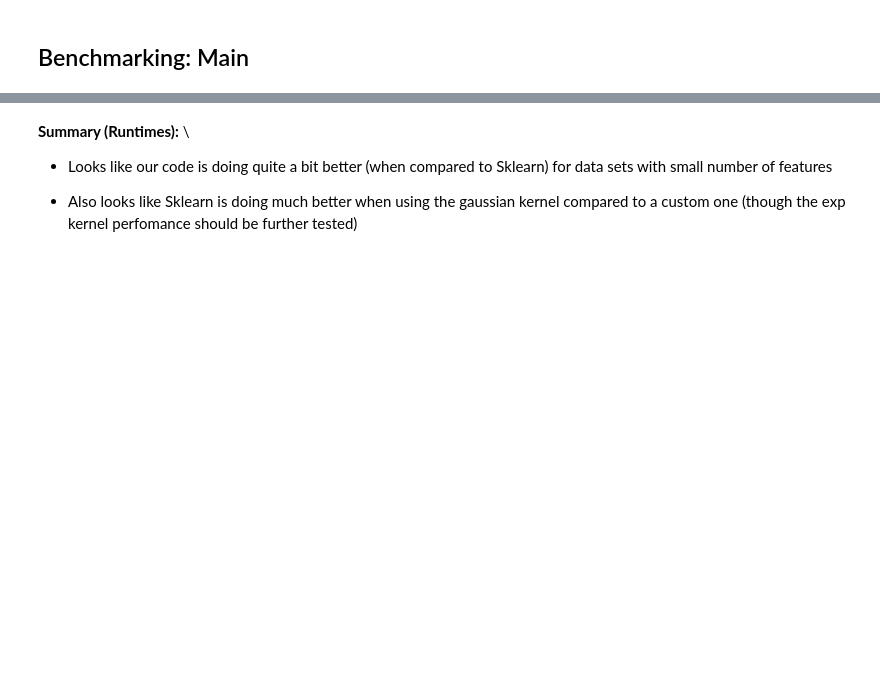
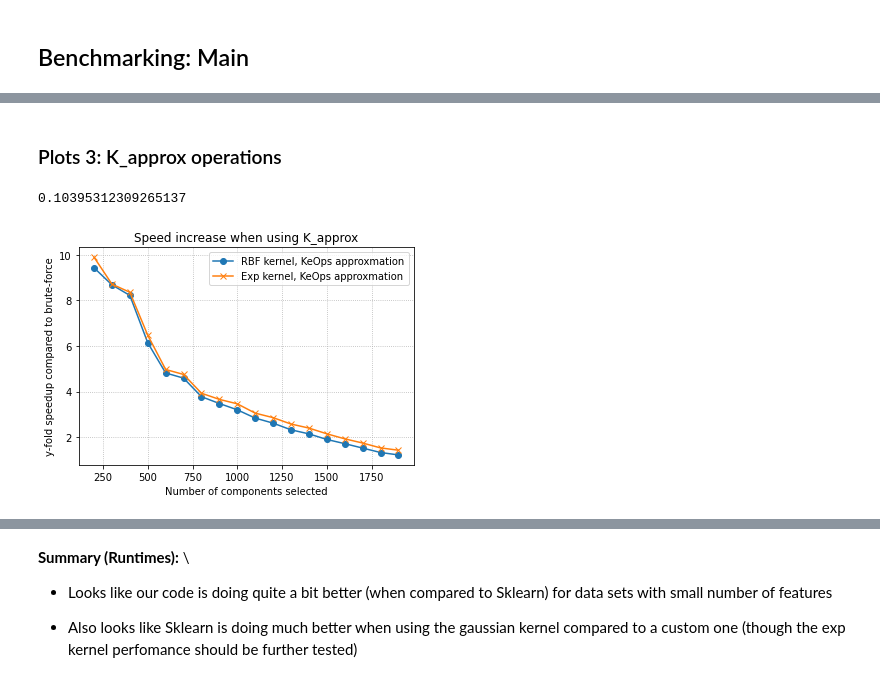
Before and after one commit to huddyyeo/keops_project, a Jupyter notebook: Nystrom_work/Nystrom_benchmarking.ipynb, the cells around one changed output, grey strips where cells are left out. Cells and saved outputs as stored; diff of their text form; code cells hidden in the pictures; blank space fills up the shorter version.

```diff
--- a/Nystrom_work/Nystrom_benchmarking.ipynb
+++ b/Nystrom_work/Nystrom_benchmarking.ipynb
@@ -103,0 +310,8 @@ MNIST = MNIST_t.numpy()
+# %% [markdown]
+### Plots 3: K\_approx operations
+# %%
+device = torch.device('cuda') if torch.cuda.is_available() else torch.device('cpu')
+#print(device)
+
+rnd_vector = torch.rand(10000, dtype=torch.float64)*100 # row vector
+rnd_vector = rnd_vector.to(device)
@@ -103,0 +347,40 @@ MNIST = MNIST_t.numpy()
+# %%
+kernel_brute = pairwise_kernels('rbf', data_clustered_t)
+
+start = time.time()
+res = kernel_brute @ rnd_vector
+end = time.time()
+
+brute_time = end-start
+# %% [output]
+0.10395312309265137
+# %%
+mult_times = []
+for i in range(200,2000,100):
+    n_tk = Nystrom_TK(n_components=i, kernel='rbf', random_state=0).fit(data_clustered_t)
+    approx_b = n_tk.K_approx(data_clustered_t)
+    start = time.time()
+    res = approx_b @ rnd_vector
+    end = time.time()
+    mult_time = end-start
+    mult_times.append(mult_time)
+
+speed_inc = [brute_time/item for item in mult_times]
+# %%
+# plot time difference
+
+# plt.plot(list(range(200,2000,100)), [brute_time for item in mult_times], label='RBF kernel, KeOps brute-froce')
+# plt.plot(list(range(200,2000,100)), mult_times, marker = "o", label='RBF kernel, KeOps approxmation')
+# plt.plot(list(range(200,2000,100)), [brute_time for item in mult_times_exp], label = 'Exp kernel, KeOps brute-froce')
+# plt.plot(list(range(200,2000,100)),mult_times_exp, marker ="x", label = 'Exp kernel, KeOps approxmation')
+plt.plot(list(range(200,2000,100)), speed_inc, marker = "o", label='RBF kernel, KeOps approxmation')
+plt.plot(list(range(200,2000,100)), speed_inc_exp, marker ="x", label = 'Exp kernel, KeOps approxmation')
+# plt.plot(list(range(200,2000,100)), [1 for item in speed_inc], marker ="x", label = 'Exp kernel, KeOps approxmation')
+plt.title("Speed increase when using K_approx")
+plt.xlabel("Number of components selected")
+plt.ylabel("y-fold speedup compared to brute-force")
+plt.grid(True, which="major", linestyle="dotted")
+plt.legend()
+plt.show()
+# %% [output]
+[figure, added]
```
Also changed, not shown: parts of 52 cells of this notebook.
